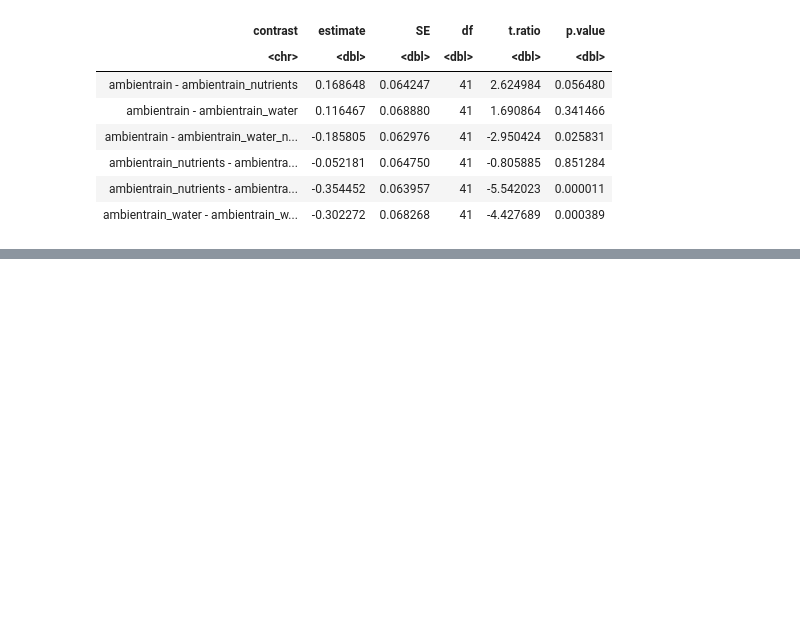
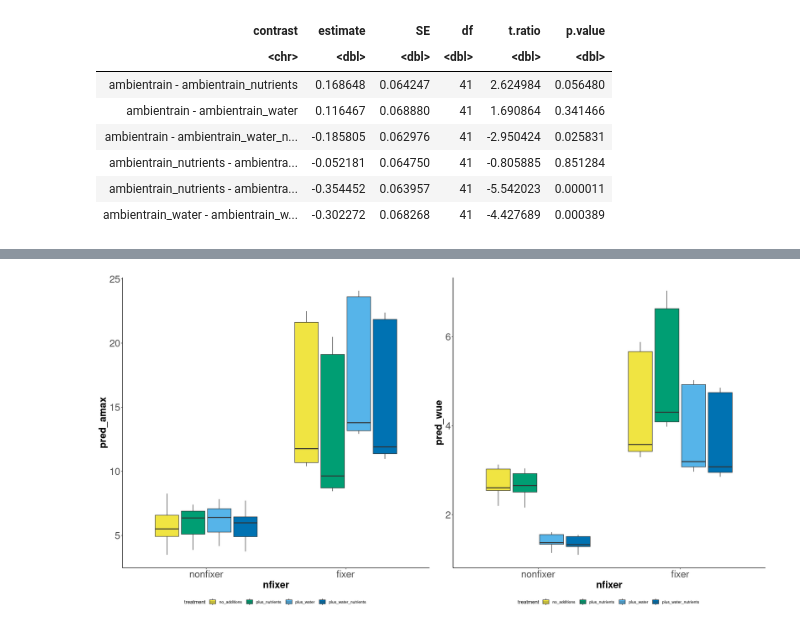
Before and after one commit to ecamo19/shade_house_reproducible_stats, a Jupyter notebook: notebooks/model_for_q2.ipynb, the cells around one changed output, grey strips where cells are left out. Saved outputs shown, nothing was run; the diff lists cells and outputs as text; code cells hidden in the pictures; blank space fills up the shorter version.

```diff
--- a/notebooks/model_for_q2.ipynb
+++ b/notebooks/model_for_q2.ipynb
@@ -389,0 +484,9 @@ A tibble: 6 × 6
+# %%
+# Step done for getting predictions from models for Q2
+data_for_predictions <-
+    data_for_models %>%
+
+        rownames_to_column("id") %>%
+
+        # Remove unused variables
+        dplyr::select(id, spcode, treatment, nfixer, init_height)
@@ -389,0 +541,24 @@ A tibble: 6 × 6
+# %%
+# Generate plot combinations
+
+vars_q2_interaction <-
+
+  crossing(
+
+    # Get all numeric variables to plot (all y)
+    as_tibble(t(combn(dplyr::select(data_pred_traits, where(is.numeric)) %>% names, 1))),
+
+    # Select factor variables to plot
+    x_axis_var = dplyr::select(data_pred_traits, nfixer) %>%  names,
+    group_var = dplyr::select(data_pred_traits, treatment) %>%  names) %>%
+
+    filter(V1 %in% c('pred_amax', 'pred_wue'))
+# %%
+vars_q2_interaction %>%
+      # Gererate plots
+      pmap( ~ boxplot_plot_pmap(data = data_pred_traits,
+                                y = !!sym(..1), x = !!sym(..2),
+                                fill = !!sym(..3))) %>%
+      cowplot::plot_grid(plotlist = ., ncol = 2)
+# %% [output]
+[figure, added]
```
Also changed, not shown: parts of 36 cells of this notebook.
